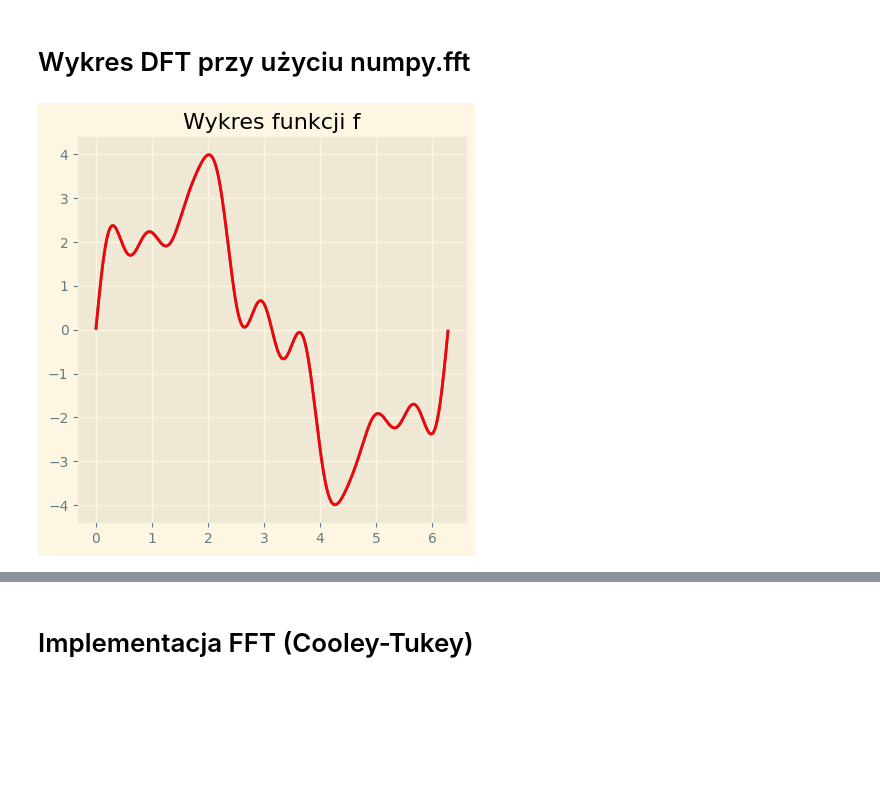
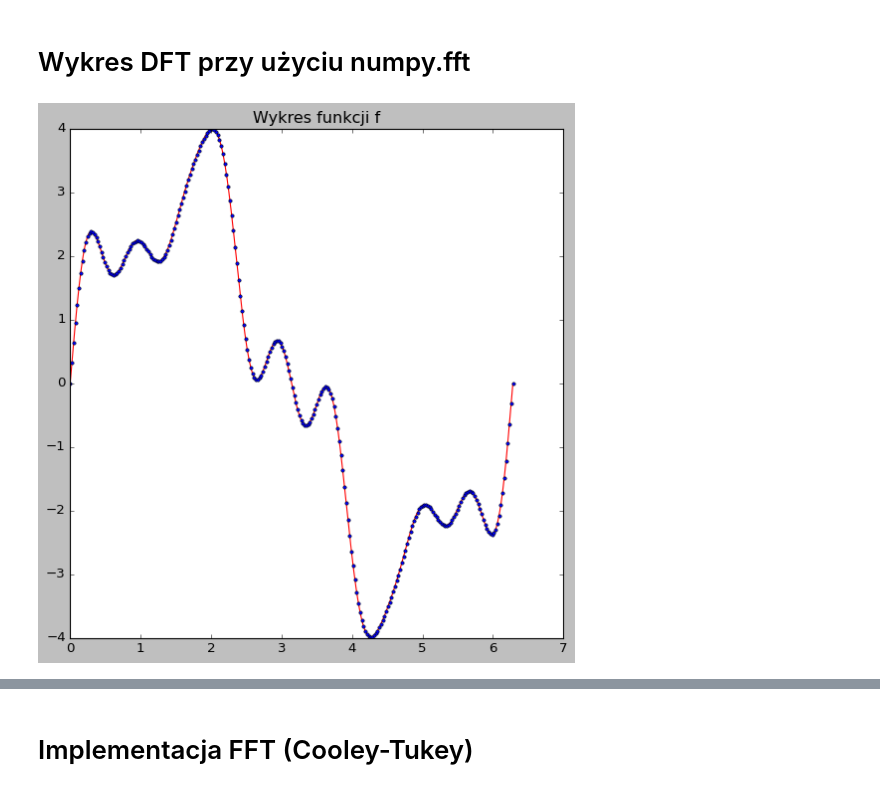
Before and after one commit to 5arcoramphu5/FastFourierTransform, a Jupyter notebook: eksperymenty.ipynb, the cells around one changed output, grey strips where cells are left out. Saved outputs shown, nothing was run; the diff lists cells and outputs as text; code cells hidden in the pictures; blank space fills up the shorter version.

```diff
--- a/eksperymenty.ipynb
+++ b/eksperymenty.ipynb
@@ -5,33 +5,34 @@ import numpy as np
 import matplotlib.pyplot as plt
 import time
 # %%
-plt.style.use('Solarize_Light2')
+# plt.style.use('Solarize_Light2')
+plt.style.use('classic')
 # %%
 def samples(f, samplingRate):
     x = np.linspace(0, 2*np.pi, samplingRate)
     a = f(x)
     return (a, x)
 
 # pary (częstotliwość, mnożnik)
 sineComponents = [ (1, 3), (4, 1), (7, 0.5), (9, 0.3) ]
 
 def f(t):
     value = 0
     for (freq, mul) in sineComponents:
         value += mul*np.sin(freq*t)
     return value
 
 a, x = samples(f, 256)
 aDraw, xDraw = samples(f, 2048)
 
-plt.figure(figsize = (5, 5))
+plt.figure(figsize = (8, 8))
 plt.title("Wykres funkcji f")
-plt.plot(x, a)
 plt.plot(xDraw, aDraw, 'r')
+plt.plot(x, a, 'o', markersize=3)
 
 plt.show()
 # %% [output]
-[figure, old version]
+[figure, new version]
 # %%
 A = np.fft.fft(a)
 freq = np.arange(len(a))
```
Also changed, not shown: parts of 14 cells of this notebook.
